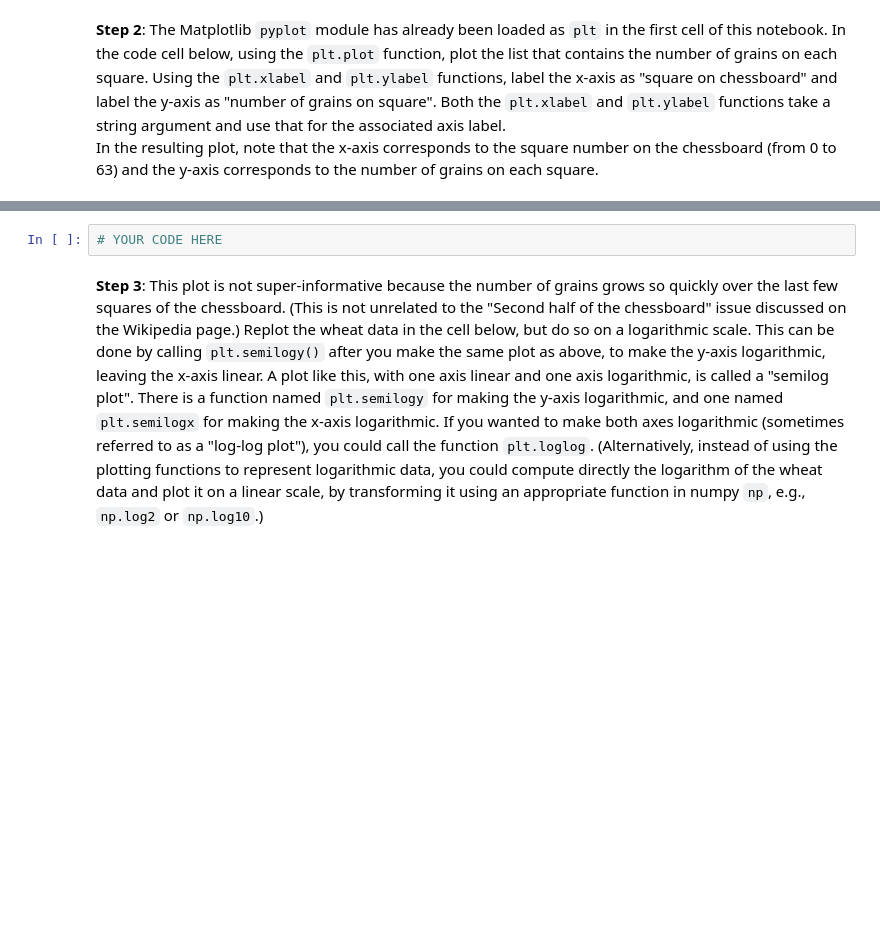
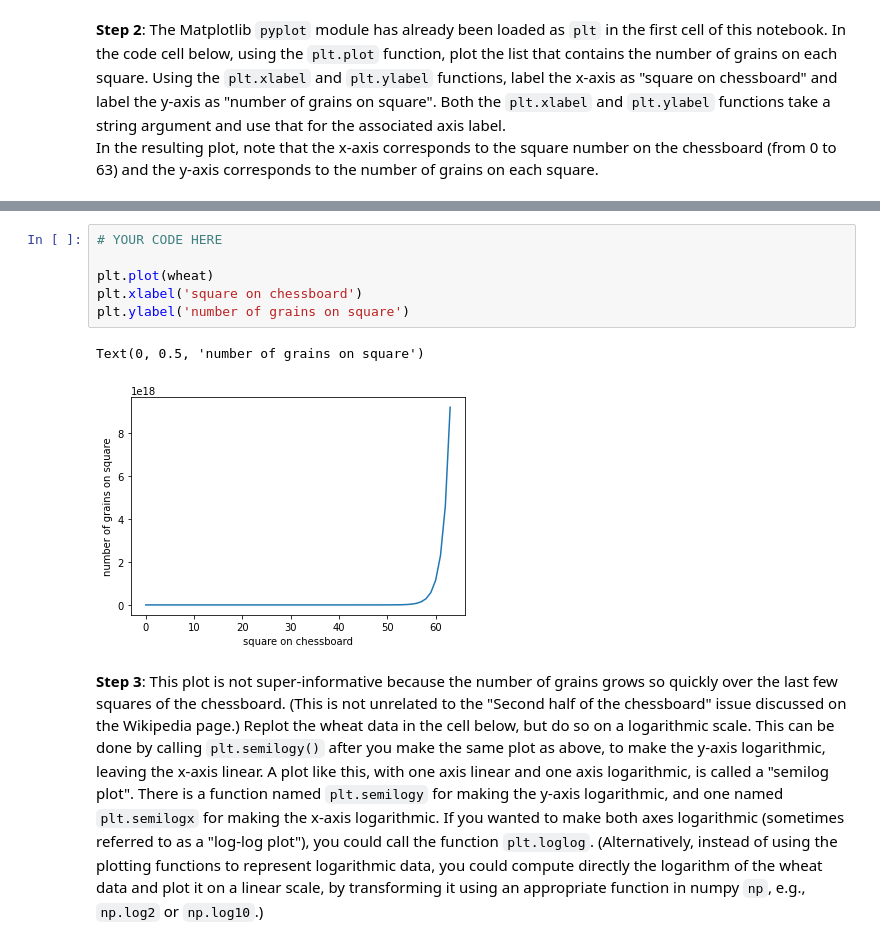
Before and after one commit to StarPerfect/Cornell, a Jupyter notebook: SampleJupyterNotebooksSession.ipynb, the cells around one changed output, grey strips where cells are left out. Drawn from its saved outputs; the diff is of its cells as text; blank space fills up the shorter version.

```diff
--- a/SampleJupyterNotebooksSession.ipynb
+++ b/SampleJupyterNotebooksSession.ipynb
@@ -41,8 +41,15 @@ This cell is worth 20% of the grade for this assignment. <i>Note: a self-check w
 Your plot should look like this:
 <br>
 <img src="SessionStep2.png" width=400 height=400 align="left"/>
-# %%
-# YOUR CODE HERE
+# %%
+# YOUR CODE HERE
+
+plt.plot(wheat)
+plt.xlabel('square on chessboard')
+plt.ylabel('number of grains on square')
+# %% [output]
+Text(0, 0.5, 'number of grains on square')
+[figure, added]
 # %% [markdown]
 **Step 3**: This plot is not super-informative because the number of grains grows so quickly over the last few squares of the chessboard.  (This is not unrelated to the "Second half of the chessboard" issue discussed on the Wikipedia page.)  Replot the wheat data in the cell below, but do so on a logarithmic scale.  This can be done by calling <code>plt.semilogy()</code> after you make the same plot as above, to make the y-axis logarithmic, leaving the x-axis linear.  A plot like this, with one axis linear and one axis logarithmic, is called a "semilog plot".  There is a function named <code>plt.semilogy</code> for making the y-axis logarithmic, and one named <code>plt.semilogx</code> for making the x-axis logarithmic. If you wanted to make both axes logarithmic (sometimes referred to as a "log-log plot"), you could call the function <code>plt.loglog</code>.  (Alternatively, instead of using the plotting functions to represent logarithmic data, you could compute directly the logarithm of the wheat data and plot it on a linear scale, by transforming it using an appropriate function in numpy <code>np</code>, e.g., <code>np.log2</code> or <code>np.log10</code>.)
 # %% [markdown]
```
Also changed, not shown: parts of 12 cells of this notebook.
